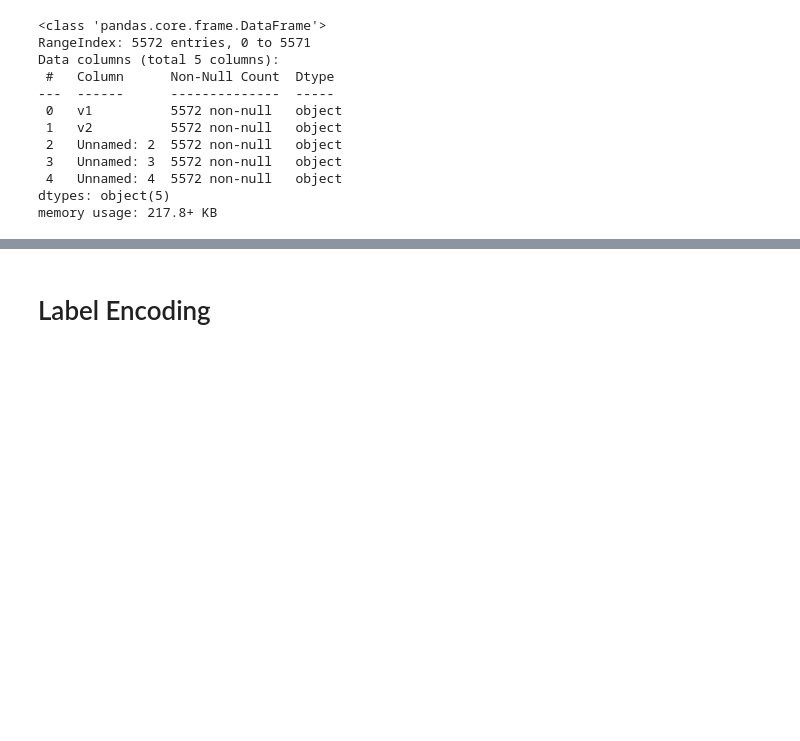
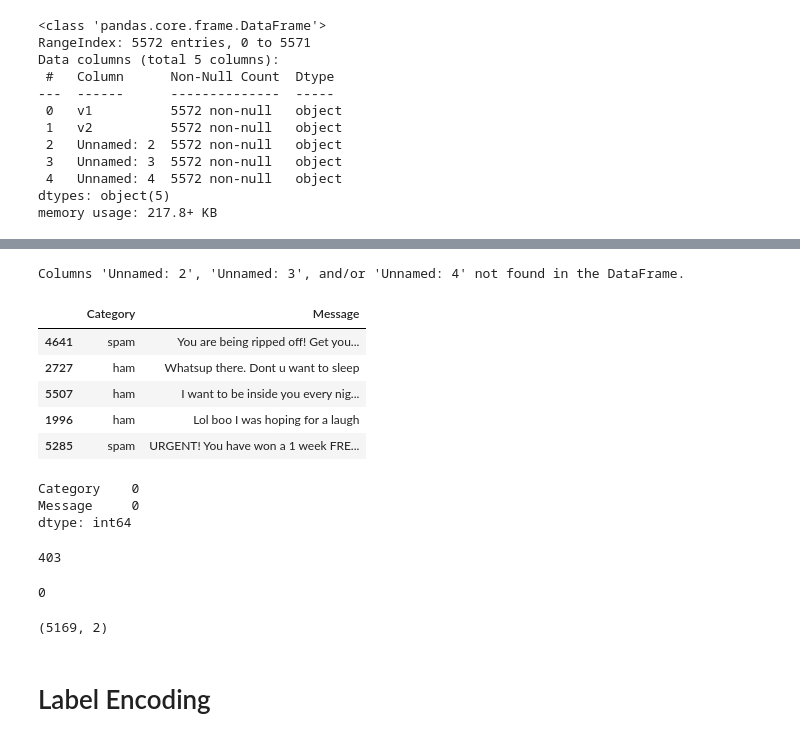
Before and after one commit to Purbasa2003/SMS_Classifier, a Jupyter notebook: SMS_Spam_Classifier(with_predictive_model).ipynb, the cells around one changed output, grey strips where cells are left out. Saved outputs shown, nothing was run; the diff lists cells and outputs as text; code cells hidden in the pictures; blank space fills up the shorter version.

```diff
--- a/SMS_Spam_Classifier(with_predictive_model).ipynb
+++ b/SMS_Spam_Classifier(with_predictive_model).ipynb
@@ -77,4 +88,51 @@ sms_data.describe()
 | freq | 4825 | 30 | 5522 | 5560 | 5566 |
+# %%
+# renaming columns v1 and v2 as Category and Message
+
+sms_data.rename(columns = {'v1' : 'Category', 'v2' : 'Message'}, inplace = True)
+# %%
+# Check if the columns exist before dropping
+
+if 'Unnamed: 2' in sms_data.columns and 'Unnamed: 3' in sms_data.columns and 'Unnamed: 4' in sms_data.columns:
+    sms_data.drop(columns=['Unnamed: 2', 'Unnamed: 3', 'Unnamed: 4'], inplace = True )
+else:
+    print("Columns 'Unnamed: 2', 'Unnamed: 3', and/or 'Unnamed: 4' not found in the DataFrame.")
+# %% [output]
+Columns 'Unnamed: 2', 'Unnamed: 3', and/or 'Unnamed: 4' not found in the DataFrame.
+# %%
+sms_data.sample(5)
+# %% [output]
+|  | Category | Message |
+| 4641 | spam | You are being ripped off! Get you... |
+| 2727 | ham | Whatsup there. Dont u want to sleep |
+| 5507 | ham | I want to be inside you every nig... |
+| 1996 | ham | Lol boo I was hoping for a laugh |
+| 5285 | spam | URGENT! You have won a 1 week FRE... |
+# %%
+# checking for missing values
+
+sms_data.isnull().sum()
+# %% [output]
+Category    0
+Message     0
+dtype: int64
+# %%
+# checking for duplicate values
+
+sms_data.duplicated().sum()
+# %% [output]
+403
+# %%
+# remove duplicates
+
+sms_data = sms_data.drop_duplicates(keep = 'first')
+sms_data.duplicated().sum()
+# %% [output]
+0
+# %%
+sms_data.shape
+# %% [output]
+(5169, 2)
 # %% [markdown]
 # Label Encoding
 # %%
```
Also changed, not shown: parts of 11 cells of this notebook.
